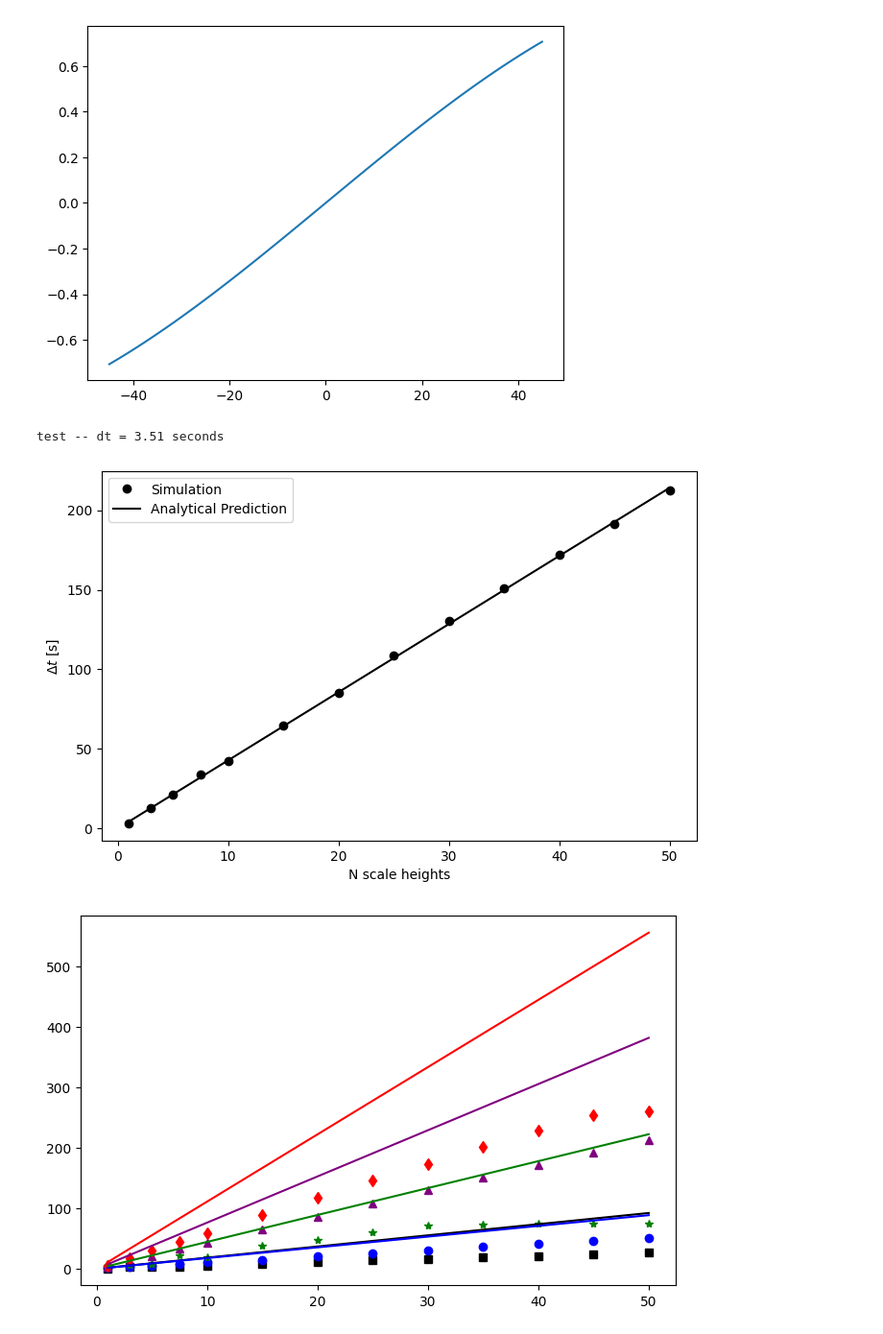
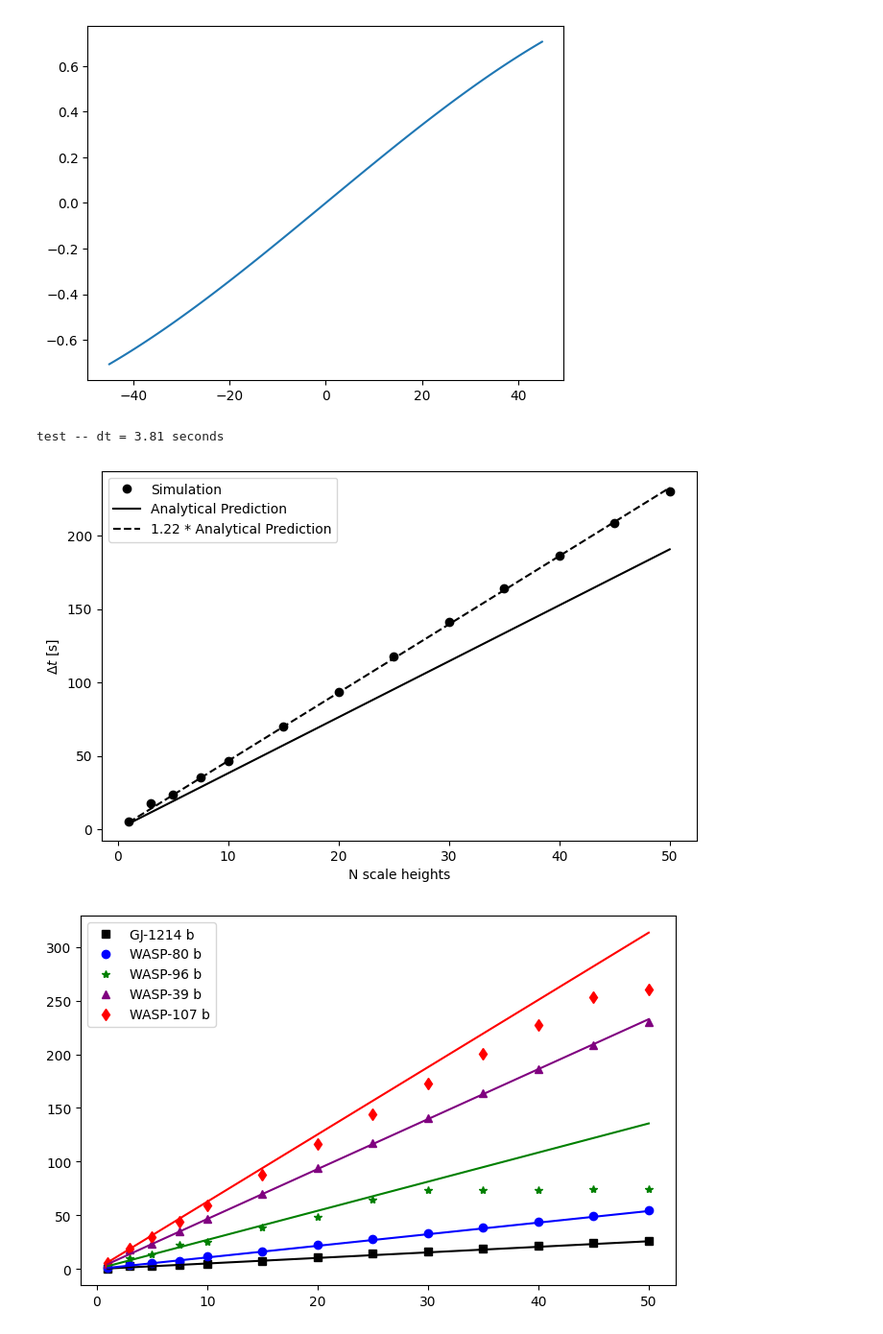
Before and after one commit to mm-murphy/MimickingAsymmetries, a Jupyter notebook: Analytic Model.ipynb, the cells around one changed output. Shown: that part at 96% size. Saved outputs shown, nothing was run; the diff lists cells and outputs as text; code cells hidden in the pictures.

```diff
--- a/Analytic Model.ipynb
+++ b/Analytic Model.ipynb
@@ -85,7 +85,7 @@ def ingressphase(T14, P):
     return (np.pi*T14)/P
 # %%
 ## -- calculating an example for wasp-39 b
-M_w39, T_w39, RpRs_w39, Rs_w39, mu_w39 = 0.281, 1166., 0.1457, 0.928, 2.5 # [Rj], [K],[], [Rsol]
+M_w39, T_w39, RpRs_w39, Rs_w39, mu_w39 = 0.281, 1166., 0.1457, 0.928, 2.3 # [Rj], [K],[], [Rsol]
 a_w39, P_w39 = 0.0486, 4.055259 # [AU], [day]
 Merr_w39, Terr_w39, RpRserr_w39, Rserr_w39, muerr_w39 = 0.032, 14., 0.0015, 0.03, 0.25
 b_w39 = 0.447
@@ -104,7 +104,7 @@ P_test = P_w39 * day_to_second
 dt_test = calc_dt(dRp_test, a_test, P_test)
 print('test -- dt = %.2f seconds'%(dt_test))
 # %% [output]
-test -- dt = 3.51 seconds
+test -- dt = 3.81 seconds
 # %%
 ## WASP-39 b numerical results
 # with PandExo cadence, 100 ppm scatter, ahead 1k
@@ -123,13 +123,14 @@ dt_analytic = calc_dt(dRp, (a_w39*AU_to_meter), (P_w39*day_to_second))
 ## plot
 fig, ax = plt.subplots(figsize=(8,5))
 ax.plot(fAw39, abs(tAw39), marker='o', ls='None', c='black', label='Simulation')
-ax.plot(fAw39, 1.22*dt_analytic, c='black', label='Analytical Prediction')
+ax.plot(fAw39, dt_analytic, c='black', label='Analytical Prediction')
+ax.plot(fAw39, 1.22*dt_analytic, c='black', ls='--', label='1.22 * Analytical Prediction')
 ax.set(xlabel='N scale heights', ylabel='$\Delta t$ [s]')
 ax.legend(loc='upper left')
 #ax.set(xlim=(0,20))
 plt.show()
 # %% [output]
-[figure, old version]
+[figure, new version]
 # %%
 ## WASP-96 b results
 # with PandExo cadence, 100 ppm scatter, ahead 1k
@@ -202,15 +203,15 @@ Rp1err_w96 = 9.73116*np.sqrt((Rs_w96**2 * RpRserr_w96**2) + (RpRs_w96**2 * Rserr
 H_w96 = calc_scale_height(T_w96, M_w96, Rp1_w96, mu_w96)
 Herr_w96 = calc_scale_height_error(T_w96, M_w96, Rp1_w96, mu_w96, Terr_w96, Merr_w96, Rp1err_w96, muerr_w96)
 
-M_w107, T_w107, RpRs_w107, Rs_w107, mu_w107 = 0.096, 770., 0.14434, 0.73, 2.3
+M_w107, T_w107, RpRs_w107, Rs_w107, mu_w107 = 0.096, 770., 0.14434, 0.73, 2.5
 Merr_w107, Terr_w107, RpRserr_w107, Rserr_w107, muerr_w107 = 0.005, 60., 0.00018, 0.15, 0.25
-a_w107, P_w107 = 0.0553, 5.72149 # [au], [day]
+a_w107, P_w107 = 0.055, 5.721488 # [au], [day]
 Rp1_w107 = convert_rprs_to_rpJ(RpRs_w107, Rs_w107)
 Rp1err_w107 = 0.02 # using this one is inflated by Rs err -> 9.73116*np.sqrt((Rs_w107**2 * RpRserr_w107**2) + (RpRs_w107**2 * Rserr_w107**2))
 H_w107 = calc_scale_height(T_w107, M_w107, Rp1_w107, mu_w107)
 Herr_w107 = calc_scale_height_error(T_w107, M_w107, Rp1_w107, mu_w107, Terr_w107, Merr_w107, Rp1err_w107, muerr_w107)
 
-M_gj1214, T_gj1214, RpRs_gj1214, Rs_gj1214, mu_gj1214 = 0.0257, 596., 0.1160, 0.215, 2.3
+M_gj1214, T_gj1214, RpRs_gj1214, Rs_gj1214, mu_gj1214 = 0.0257, 596., 0.1160, 0.215, 5.0
 Merr_gj1214, Terr_gj1214, RpRserr_gj1214, Rserr_gj1214, muerr_gj1214 = 0.0014, 19., 0.0005, 0.008, 0.25
 a_gj1214, P_gj1214 = 0.01490, 1.5804043 # [au], [day]
 Rp1_gj1214 = convert_rprs_to_rpJ(RpRs_gj1214, Rs_gj1214)
@@ -251,18 +252,18 @@ dt_w107 = calc_dt((fAw107*H_w107*1000.), (a_w107*AU_to_meter), (P_w107*day_to_se
 # %%
 ## plot
 fig, ax = plt.subplots(figsize=(8,5))
-ax.plot(fAgj1214, abs(tAgj1214), marker='s', ls='None', c='black')
-ax.plot(fAw80, abs(tAw80), marker='o', ls='None', c='blue')
-ax.plot(fAw96, abs(tAw96), marker='*', ls='None', c='green')
-ax.plot(fAw39, abs(tAw39), marker='^', ls='None', c='purple')
-ax.plot(fAw107, abs(tAw107), marker='d', ls='None', c='red')
+ax.plot(fAgj1214, abs(tAgj1214), marker='s', ls='None', c='black', label='GJ-1214 b')
+ax.plot(fAw80, abs(tAw80), marker='o', ls='None', c='blue', label='WASP-80 b')
+ax.plot(fAw96, abs(tAw96), marker='*', ls='None', c='green', label='WASP-96 b')
+ax.plot(fAw39, abs(tAw39), marker='^', ls='None', c='purple', label='WASP-39 b')
+ax.plot(fAw107, abs(tCw107), marker='d', ls='None', c='red', label='WASP-107 b')
 
-ax.plot(fAgj1214, dt_gj1214, c='black')
-ax.plot(fAw80, dt_w80, c='blue')
-ax.plot(fAw96, dt_w96, c='green')
-ax.plot(fAw39, dt_w39, c='purple')
-ax.plot(fAw107, dt_w107, c='red')
-
+ax.plot(fAgj1214, 1.22*dt_gj1214, c='black')
+ax.plot(fAw80, 1.22*dt_w80, c='blue')
+ax.plot(fAw96, 1.22*dt_w96, c='green')
+ax.plot(fAw39, 1.22*dt_w39, c='purple')
+ax.plot(fAw107, 1.22*dt_w107, c='red')
+ax.legend(loc='best')
 plt.show()
 # %% [output]
-[figure, old version]
+[figure, new version]
```
